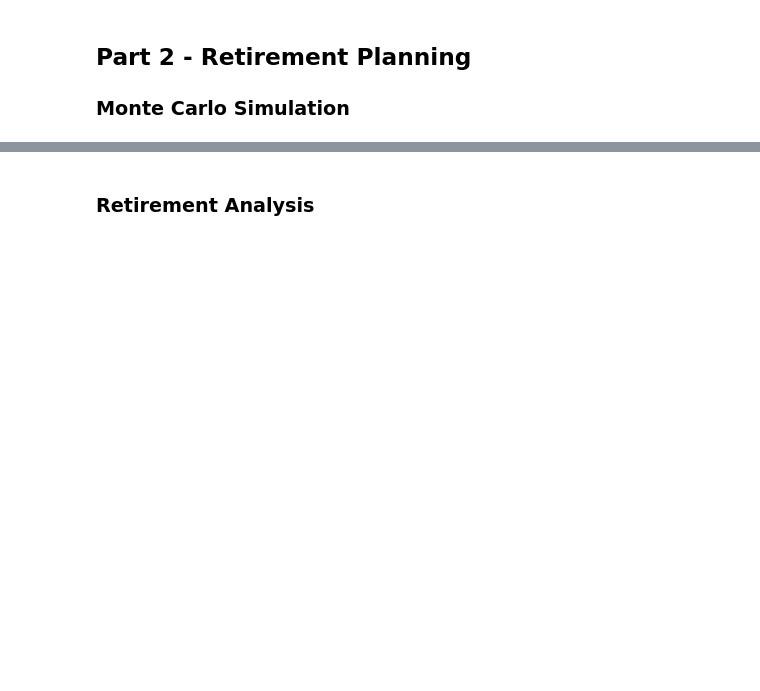
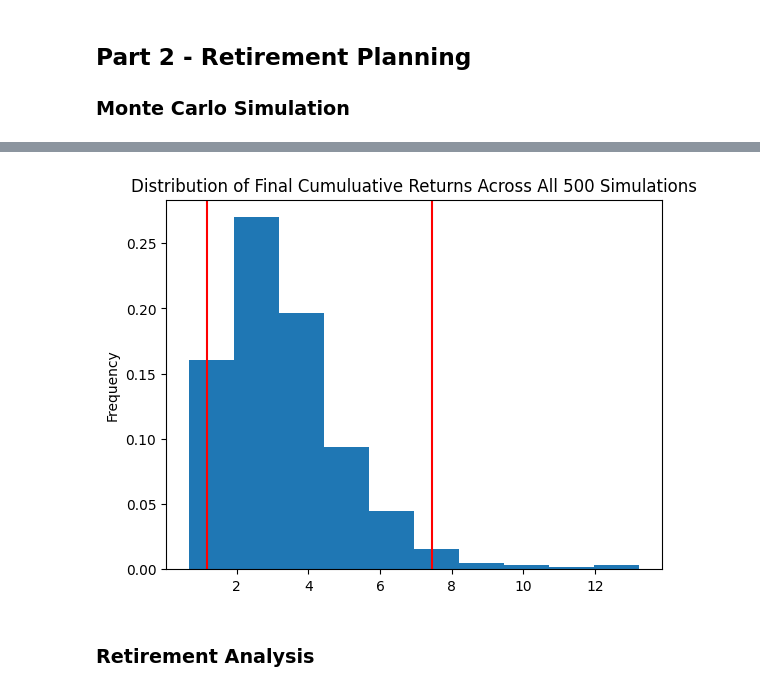
Before and after one commit to Gino-Petrosian/Fintech-Bootcamp-, a Jupyter notebook: Module 5 Challenge/Instructions/Starter_Code/financial-planner.ipynb, the cells around one changed output, grey strips where cells are left out. Saved outputs shown, nothing was run; the diff lists cells and outputs as text; code cells hidden in the pictures; blank space fills up the shorter version.

```diff
--- a/Module 5 Challenge/Instructions/Starter_Code/financial-planner.ipynb
+++ b/Module 5 Challenge/Instructions/Starter_Code/financial-planner.ipynb
@@ -193,6 +288,8 @@ df_stock_data.head()
 # %%
 # Plot probability distribution and confidence intervals
-# YOUR CODE HERE!
+distribution_plot = MC_thirtyyear.plot_distribution()
+# %% [output]
+[figure, added]
 # %% [markdown]
 ### Retirement Analysis
 # %%
```
Also changed, not shown: parts of 26 cells of this notebook.
